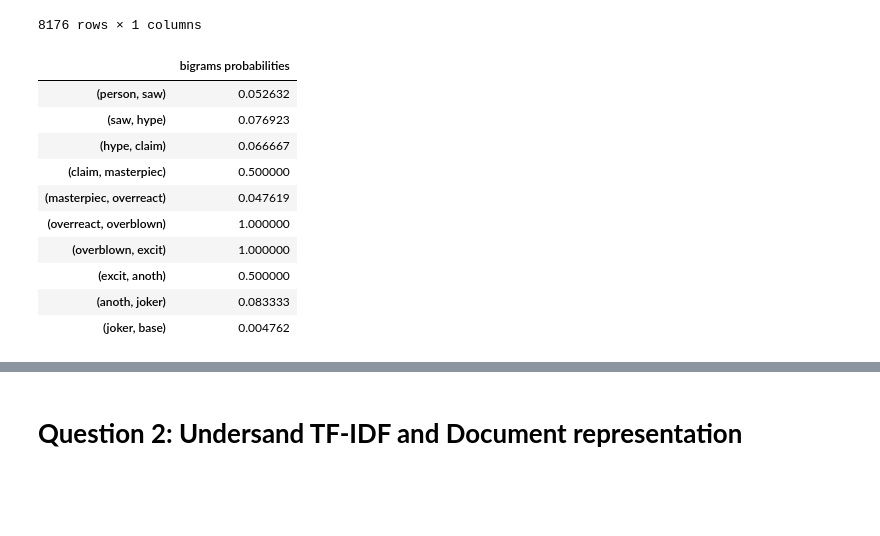
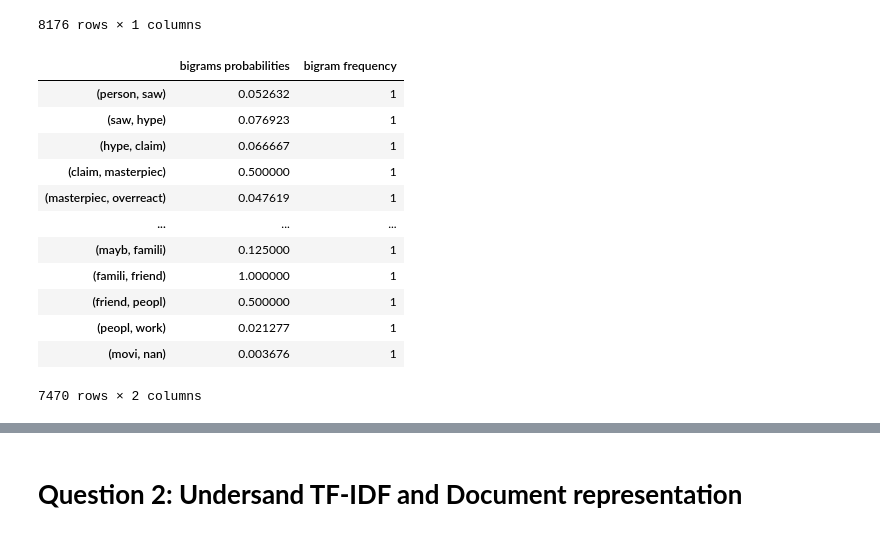
Before and after one commit to HuyenNguyenHelen/Huyen_INFO5731_Spring2020, a Jupyter notebook: INFO5731_Assignment_Three.ipynb, the cells around one changed output, grey strips where cells are left out. Saved outputs shown, nothing was run; the diff lists cells and outputs as text; code cells hidden in the pictures; blank space fills up the shorter version.

```diff
--- a/INFO5731_Assignment_Three.ipynb
+++ b/INFO5731_Assignment_Three.ipynb
@@ -55,34 +55,37 @@ pandas.DataFrame.from_dict(hist, orient = 'index', columns=['tri-grams frequency
 # %%
 #(1.2) Calculate the probabilities for all the bigrams in the dataset by using the fomular count(w2 w1) / count(w2). For example, count(really like) / count(really) = 1 / 3 = 0.33.
 import pandas
 monty = TextBlob (data)
 bi_grams=TextBlob(data).ngrams(2)
 #print(bi_grams)
 
 # make a dict of bigrams and their frequency
 hist={}
 for gram in bi_grams:
   gram=tuple(gram)
   hist[gram]=hist.get(gram,0)+1
-
 # calculate the probabilities of bigrams
 bigr_prob={}
 for key, val in hist.items():
   bigr_prob[key]=val/monty.words.count(key[0])
 
-pandas.DataFrame.from_dict(bigr_prob, orient = 'index', columns=['bigrams probabilities']).head(10)
+df = pandas.DataFrame.from_dict(bigr_prob, orient = 'index', columns=['bigrams probabilities'])
+df['bigram frequency']=[val for val in hist.values()]
+df
 # %% [output]
-|  | bigrams probabilities |
-| (person, saw) | 0.052632 |
-| (saw, hype) | 0.076923 |
-| (hype, claim) | 0.066667 |
-| (claim, masterpiec) | 0.500000 |
-| (masterpiec, overreact) | 0.047619 |
-| (overreact, overblown) | 1.000000 |
-| (overblown, excit) | 1.000000 |
-| (excit, anoth) | 0.500000 |
-| (anoth, joker) | 0.083333 |
-| (joker, base) | 0.004762 |
+|  | bigrams probabilities | bigram frequency |
+| (person, saw) | 0.052632 | 1 |
+| (saw, hype) | 0.076923 | 1 |
+| (hype, claim) | 0.066667 | 1 |
+| (claim, masterpiec) | 0.500000 | 1 |
+| (masterpiec, overreact) | 0.047619 | 1 |
+| ... | ... | ... |
+| (mayb, famili) | 0.125000 | 1 |
+| (famili, friend) | 1.000000 | 1 |
+| (friend, peopl) | 0.500000 | 1 |
+| (peopl, work) | 0.021277 | 1 |
+| (movi, nan) | 0.003676 | 1 |
+7470 rows × 2 columns
 # %%
 #(1.3) Extract all the noun phrases and calculate the relative probabilities of each review in terms of other reviews (abstracts, or tweets) by using the fomular frequency (noun phrase) / max frequency (noun phrase) on the whole dataset. Print out the result in a table with column name the all the noun phrases and row name as all the 100 reviews (abstracts, or tweets).
 
```
Also changed, not shown: parts of 6 cells of this notebook.
